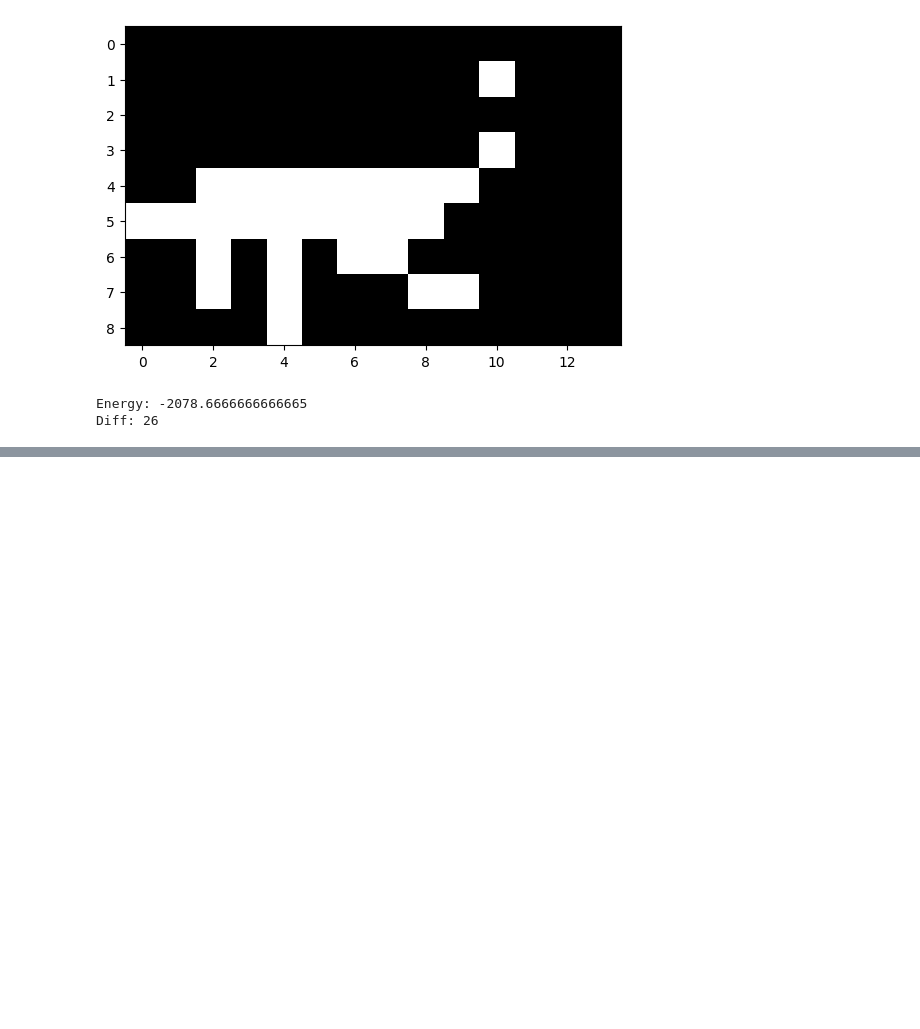
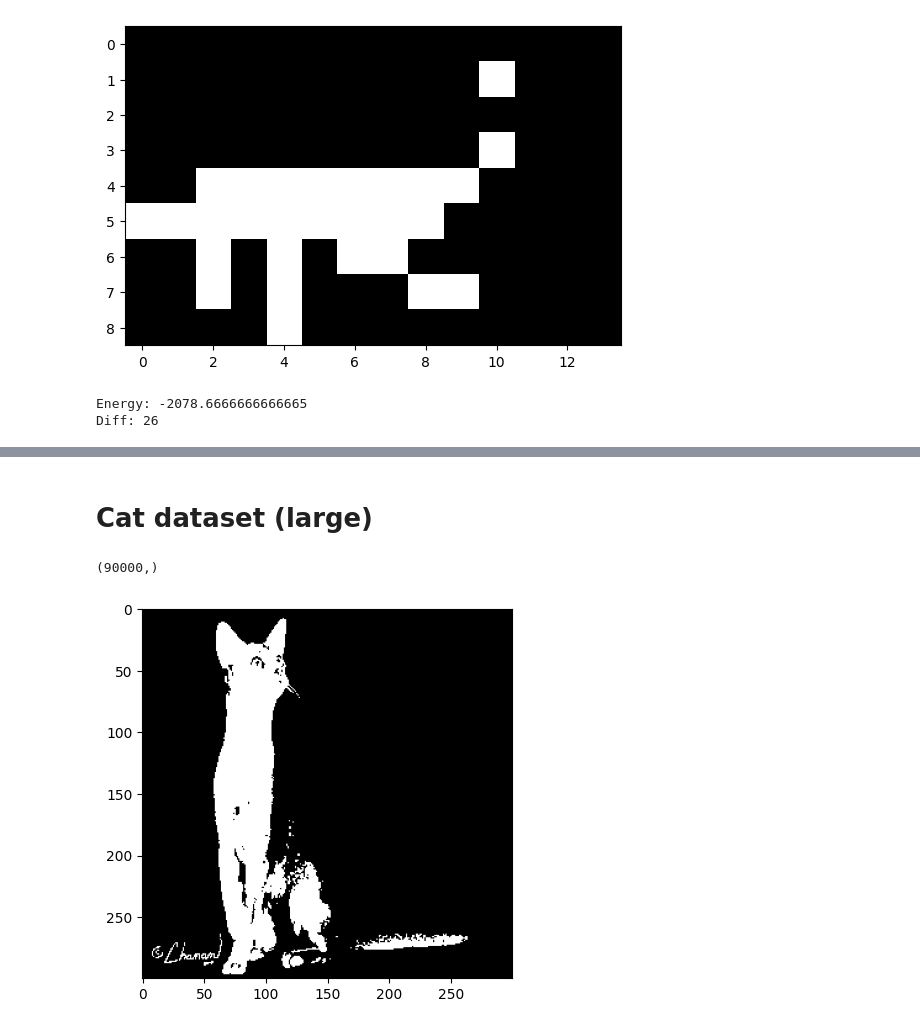
Before and after one commit to KarolDenst/Hopfield, a Jupyter notebook: hopfield.ipynb, the cells around one changed output, grey strips where cells are left out. Drawn from its saved outputs; the diff is of its cells as text; code cells hidden in the pictures; blank space fills up the shorter version.

```diff
--- a/hopfield.ipynb
+++ b/hopfield.ipynb
@@ -161,0 +162,40 @@ KeyboardInterrupt:
+# %% [markdown]
+# Cat dataset (large)
+# %%
+from PIL import Image
+import numpy as np
+import os
+
+def convert_images_to_bitmaps(directory_path, target_size):
+    result = []
+
+    for file_name in os.listdir(directory_path):
+        if file_name.endswith(".jpg"):
+            image_path = os.path.join(directory_path, file_name)
+
+            img = Image.open(image_path)
+            img_resized = img.resize(target_size)
+
+            img_gray = img_resized.convert("L")
+
+            img_array = np.array(img_gray)
+
+            img_bitmap = np.where(img_array > 100, 1, -1)
+            img_bitmap = img_bitmap.flatten()
+
+            result.append(img_bitmap)
+
+    return result
+# %%
+directory_path = "data/cats"
+target_size = (300, 300)  # Set your desired size here
+
+bitmaps = convert_images_to_bitmaps(directory_path, target_size)
+# %%
+bitmaps[0].shape
+# %% [output]
+(90000,)
+# %%
+show_pattern(bitmaps[2], (300, 300))
+# %% [output]
+[figure, added]
```
Also changed, not shown: parts of 8 cells of this notebook, 13 other files.
